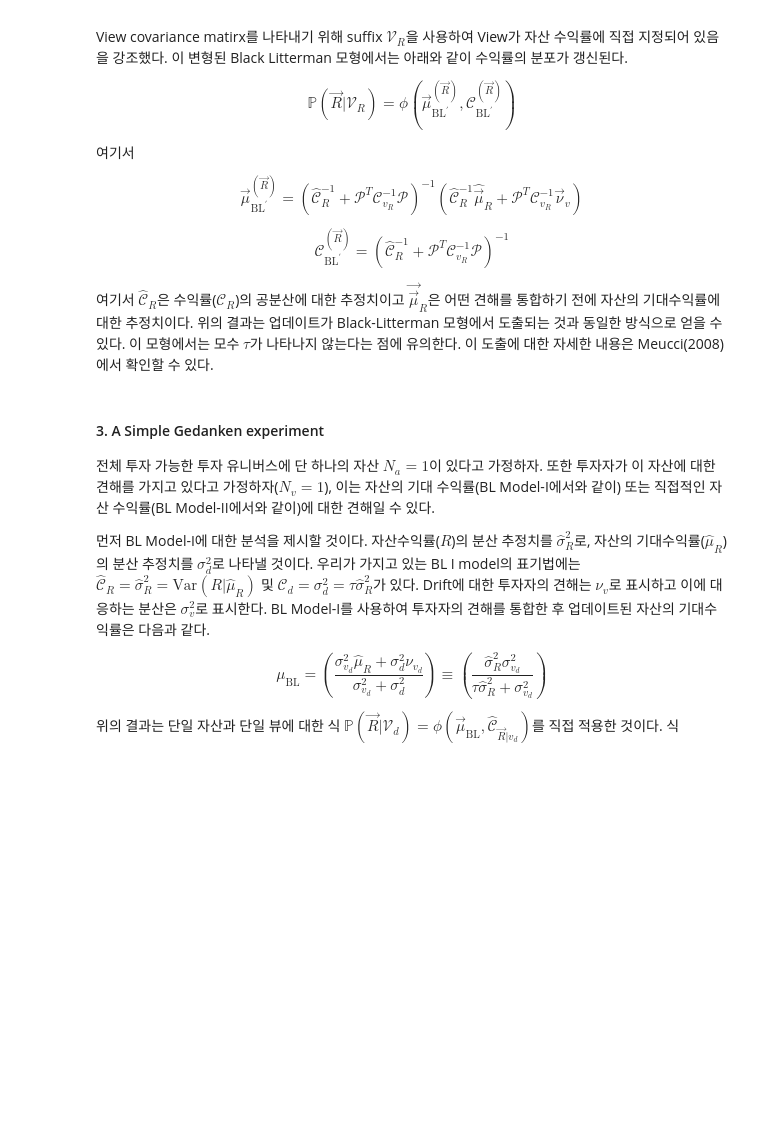
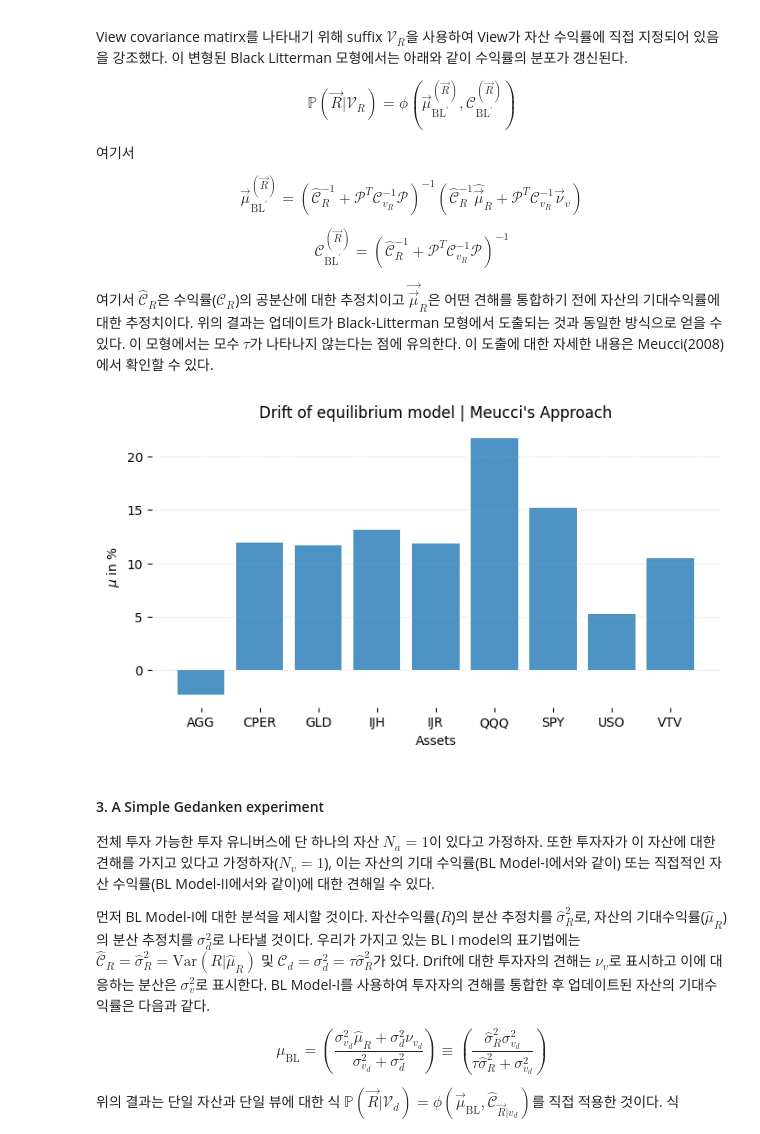
Before and after one commit to Tommylee1013/QuantFinanceResearch, a Jupyter notebook: A Geometric Approach To Asset Allocation with Investor Views/01ReviewOfBlackLittermanModels.ipynb, the cells around one changed output. Drawn from its saved outputs; the diff is of its cells as text; code cells hidden in the pictures; blank space fills up the shorter version.

```diff
--- a/A Geometric Approach To Asset Allocation with Investor Views/01ReviewOfBlackLittermanModels.ipynb
+++ b/A Geometric Approach To Asset Allocation with Investor Views/01ReviewOfBlackLittermanModels.ipynb
@@ -297,6 +326,36 @@ $$
 $$
 
 여기서 $\widehat{\mathscr{C}}_R$은 수익률($\mathscr{C}_R$)의 공분산에 대한 추정치이고 $\vec{\vec{\mu}}_R$은 어떤 견해를 통합하기 전에 자산의 기대수익률에 대한 추정치이다. 위의 결과는 업데이트가 Black-Litterman 모형에서 도출되는 것과 동일한 방식으로 얻을 수 있다. 이 모형에서는 모수 $\tau$가 나타나지 않는다는 점에 유의한다. 이 도출에 대한 자세한 내용은 Meucci(2008)에서 확인할 수 있다.
+# %%
+P = np.eye(len(TICKER))
+
+view_returns = views
+confidence_diag = np.diag(confidence)
+C_vR = np.linalg.inv(confidence_diag)
+C_R_hat = ret.cov() * 252
+
+C_R_hat_inv = np.linalg.inv(C_R_hat)
+updated_covariance = np.linalg.inv(C_R_hat_inv + P.T @ np.linalg.inv(C_vR) @ P)
+updated_mean = updated_covariance @ (C_R_hat_inv @ (ret.mean() * 252).values + P.T @ np.linalg.inv(C_vR) @ view_returns)
+# %%
+fig, ax = plt.subplots(figsize = (8, 4))
+ax.bar(
+    ret.columns,
+    updated_mean * 100,
+    width = 0.8,
+    alpha = 0.8
+)
+for spine in ax.spines.values():
+    spine.set_visible(False)
+ax.grid(False)
+ax.yaxis.grid(True, ls = ':', alpha = 0.5)
+#plt.ylim([5.20, 5.26])
+plt.title(r"Drift of equilibrium model | Meucci's Approach")
+plt.xlabel('Assets')
+plt.ylabel(r'$\mu$ in %')
+plt.show()
+# %% [output]
+[figure, added]
 # %% [markdown]
 #### 3. A Simple Gedanken experiment
 
```
Also changed, not shown: parts of 6 cells of this notebook.
